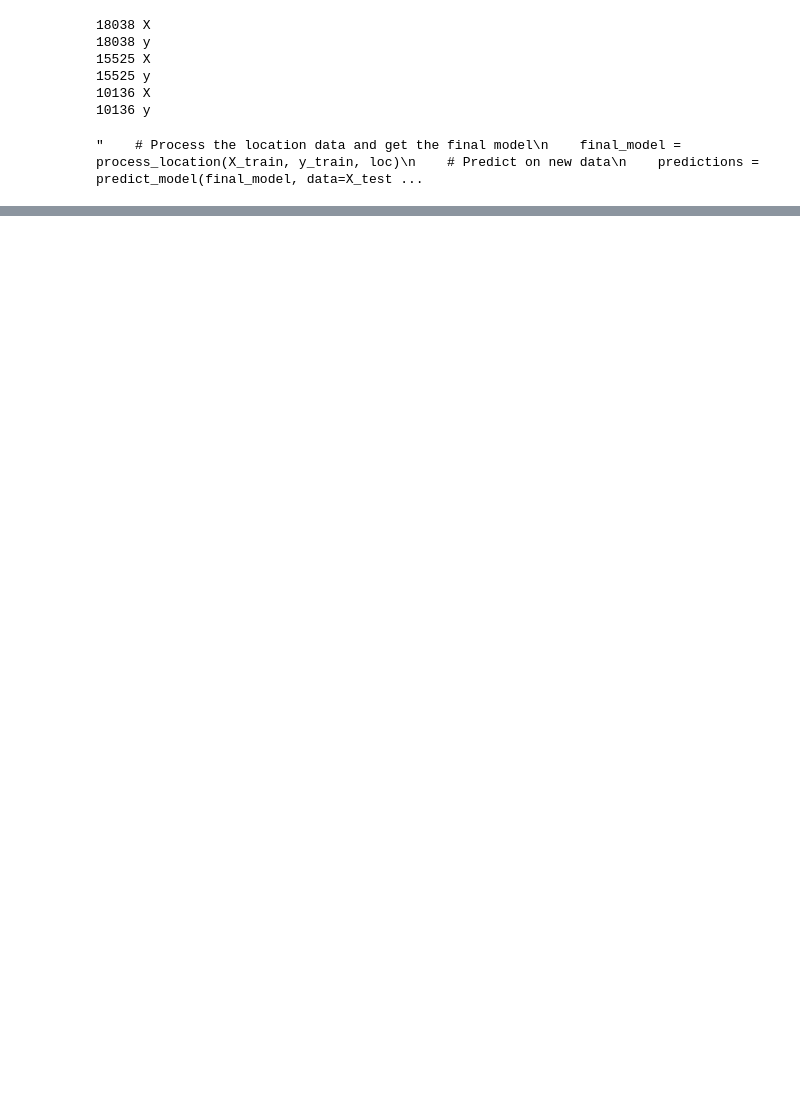
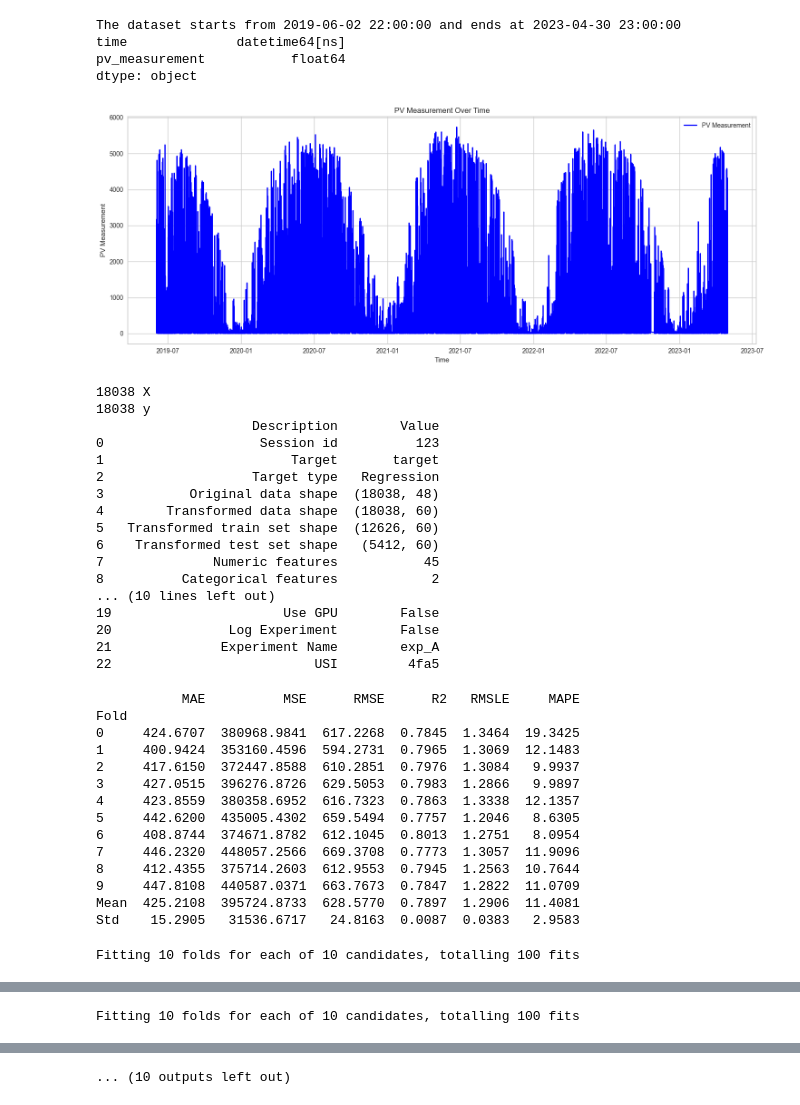
Before and after one commit to kajaerf/tdt4173-machine-learning-project, a Jupyter notebook: SolarEnergyProductionEnergy/data/pycaret.ipynb, the cells around one changed output, grey strips where cells are left out. Drawn from its saved outputs; the diff is of its cells as text; code cells hidden in the pictures; blank space fills up the shorter version.

Commit message:
best model so far

```diff
--- a/SolarEnergyProductionEnergy/data/pycaret.ipynb
+++ b/SolarEnergyProductionEnergy/data/pycaret.ipynb
@@ -29,6 +29,21 @@ def add_time_features(df, time_column):
     df['week_of_year'] = df[time_column].dt.isocalendar().week
 
     return df
+# %%
+def plot_targets(targets, start_date, end_date):
+    # Slice the dataframe based on the provided start and end dates
+    targets_subset = targets[(targets['time'] >= start_date) & (targets['time'] <= end_date)]
+
+    # Plotting
+    plt.figure(figsize=(15, 6))
+    plt.plot(targets_subset['time'], targets_subset['pv_measurement'], label='PV Measurement', color='blue')
+    plt.xlabel('Time')
+    plt.ylabel('PV Measurement')
+    plt.title('PV Measurement Over Time')
+    plt.legend()
+    plt.grid(True)
+    plt.tight_layout()
+    plt.show()
 # %%
 # PREPROCESSING
 def preprocessing(targets, observed, estimated, test):
@@ -78,11 +124,11 @@ from pycaret.regression import *
 def process_location(X, y, location_name):
     # Combine feature data and target into a single DataFrame
     data = X.copy()
-    data['target'] = y
+    data['target'] = y['pv_measurement']
 
     # Setup the environment in PyCaret
     exp_reg = setup(data=data, target='target', session_id=123,
-                    categorical_features=['dew_or_rime:idx', 'is_in_shadow:idx'],
+                    categorical_features=['dew_or_rime:idx','is_in_shadow:idx'],
 
                     #remove_outliers=True,  #Ble dårligere med denne
                     html=False,
@@ -145,7 +191,7 @@ for loc in locations:
     min_length = min(len(X_train), len(y_train))
     X_train, y_train = X_train.iloc[:min_length], y_train[:min_length]
 
-'''    # Process the location data and get the final model
+    # Process the location data and get the final model
     final_model = process_location(X_train, y_train, loc)
     # Predict on new data
     predictions = predict_model(final_model, data=X_test)
@@ -156,7 +202,7 @@ for loc in locations:
     print(is_day_feature.dtypes)
     # Multiply final predictions with the 'is_day:idx' values
     adjusted_final_predictions = final_predictions * is_day_feature['is_day:idx']
-
+    adjusted_final_predictions = np.clip(adjusted_final_predictions, 0, None)
     # Now, 'adjusted_final_predictions' contains the adjusted target values.
 
         # Store predictions
@@ -169,38 +215,68 @@ for loc in locations:
     df = pd.DataFrame({
             'time': timestamps,
             'prediction': predictions['prediction_label'],
             'location': loc
         })
 
     final_df_list.append(df)
 
 
 # Concatenate all the individual data frames and prepare for plotting
 final_df = pd.concat(final_df_list, ignore_index=True)
 final_df['time'] = pd.to_datetime(final_df['time'])
 final_df.sort_values('time', inplace=True)
 
 # Visualization
 for loc in locations:
     # Filter data for each location
     temp_df = final_df[final_df['location'] == loc]
 
     plt.figure(figsize=(12, 6))  # Create a new figure for each location
     plt.plot(temp_df['time'], temp_df['prediction'], label=f'Location {loc}')
     plt.xlabel('Time')
     plt.ylabel('Predictions')
     plt.title(f'Predictions Over Time for Location {loc}')
     plt.legend()
     plt.show()
 
 # If you need to save the final dataframe without 'time' and 'location' columns, you can do so before plotting
 final_df_save = final_df.copy()
-final_df_save = final_df_save.drop(columns=['time', 'location'])'''
+final_df_save = final_df_save.drop(columns=['time', 'location'])
 # %% [output]
-18038 X
-18038 y
-15525 X
-15525 y
-10136 X
-10136 y
+The dataset starts from 2019-06-02 22:00:00 and ends at 2023-04-30 23:00:00
+time              datetime64[ns]
+pv_measurement           float64
+dtype: object
+[figure, added]
-"    # Process the location data and get the final model\n    final_model = process_location(X_train, y_train, loc)\n    # Predict on new data\n    predictions = predict_model(final_model, data=X_test ...
+18038 X
+18038 y
+                    Description        Value
+0                    Session id          123
+1                        Target       target
+2                   Target type   Regression
+3           Original data shape  (18038, 48)
+4        Transformed data shape  (18038, 60)
+5   Transformed train set shape  (12626, 60)
+6    Transformed test set shape   (5412, 60)
+7              Numeric features           45
+8          Categorical features            2
+... (10 lines left out)
+19                      Use GPU        False
+20               Log Experiment        False
+21              Experiment Name        exp_A
+22                          USI         4fa5
+           MAE          MSE      RMSE      R2   RMSLE     MAPE
+Fold
+0     424.6707  380968.9841  617.2268  0.7845  1.3464  19.3425
+1     400.9424  353160.4596  594.2731  0.7965  1.3069  12.1483
+2     417.6150  372447.8588  610.2851  0.7976  1.3084   9.9937
+3     427.0515  396276.8726  629.5053  0.7983  1.2866   9.9897
+4     423.8559  380358.6952  616.7323  0.7863  1.3338  12.1357
+5     442.6200  435005.4302  659.5494  0.7757  1.2046   8.6305
+6     408.8744  374671.8782  612.1045  0.8013  1.2751   8.0954
+7     446.2320  448057.2566  669.3708  0.7773  1.3057  11.9096
+8     412.4355  375714.2603  612.9553  0.7945  1.2563  10.7644
+9     447.8108  440587.0371  663.7673  0.7847  1.2822  11.0709
+Mean  425.2108  395724.8733  628.5770  0.7897  1.2906  11.4081
+Std    15.2905   31536.6717   24.8163  0.0087  0.0383   2.9583
+Fitting 10 folds for each of 10 candidates, totalling 100 fits
@@ -206,0 +346 @@ final_df_save = final_df_save.drop(columns=['time', 'location'])'''
+Fitting 10 folds for each of 10 candidates, totalling 100 fits
@@ -207,3 +361,4 @@ final_df_save = final_df_save.drop(columns=['time', 'location'])'''
+... (10 outputs left out)
 # %%
 print(X_test.shape)
 # %% [output]
```
Also changed, not shown: parts of 4 cells of this notebook, 6 other files.
